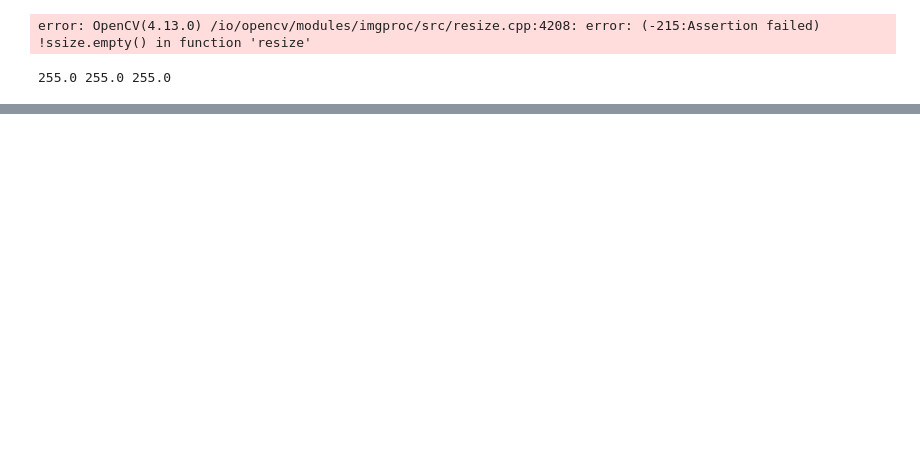
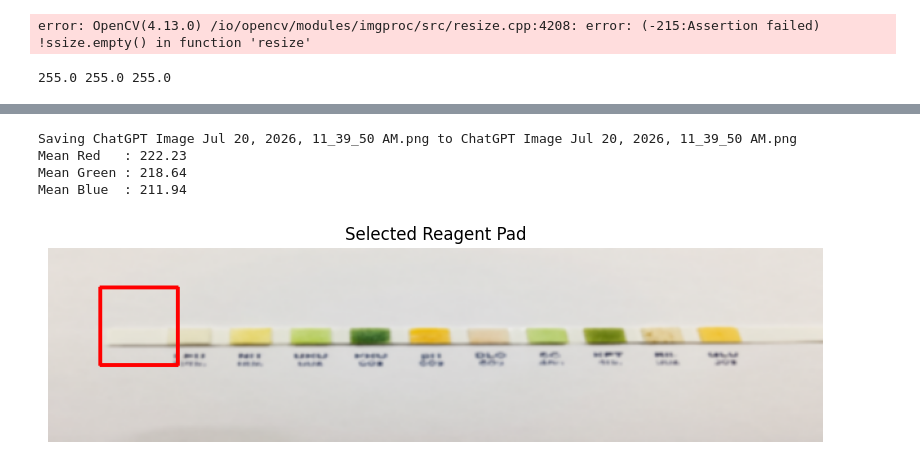
Before and after one commit to Harsh04i/Urine-Test_exp2, a Jupyter notebook: reagent_pads.ipynb, the cells around one changed output, grey strips where cells are left out. Saved outputs shown, nothing was run; the diff lists cells and outputs as text; code cells hidden in the pictures; blank space fills up the shorter version.

```diff
--- a/reagent_pads.ipynb
+++ b/reagent_pads.ipynb
@@ -122,3 +122,36 @@ red = mean_bgr[2]
 print(red, green, blue)
 # %% [output]
 255.0 255.0 255.0
+# %%
+import cv2
+import numpy as np
+import matplotlib.pyplot as plt
+from google.colab import files
+
+uploaded = files.upload()
+
+image_path = list(uploaded.keys())[0]
+
+image = cv2.imread(image_path)
+
+image = cv2.cvtColor(image, cv2.COLOR_BGR2RGB)
+image = cv2.resize(image, (600, 150))
+image = cv2.GaussianBlur(image, (5, 5), 0)
+
+roi = image[30:90, 40:100]
+
+mean_rgb = np.mean(roi, axis=(0, 1))
+
+print("Mean Red   :", round(mean_rgb[0], 2))
+print("Mean Green :", round(mean_rgb[1], 2))
+print("Mean Blue  :", round(mean_rgb[2], 2))
+
+display = image.copy()
+cv2.rectangle(display, (40, 30), (100, 90), (255, 0, 0), 2)
+
+plt.figure(figsize=(10, 5))
+plt.imshow(display)
+plt.title("Selected Reagent Pad")
+plt.axis("off")
+plt.show()
+# %% [output]
@@ -124,0 +159,5 @@ print(red, green, blue)
+Saving ChatGPT Image Jul 20, 2026, 11_39_50 AM.png to ChatGPT Image Jul 20, 2026, 11_39_50 AM.png
+Mean Red   : 222.23
+Mean Green : 218.64
+Mean Blue  : 211.94
+[figure, added]
```
Also changed, not shown: parts of 1 cell of this notebook.
